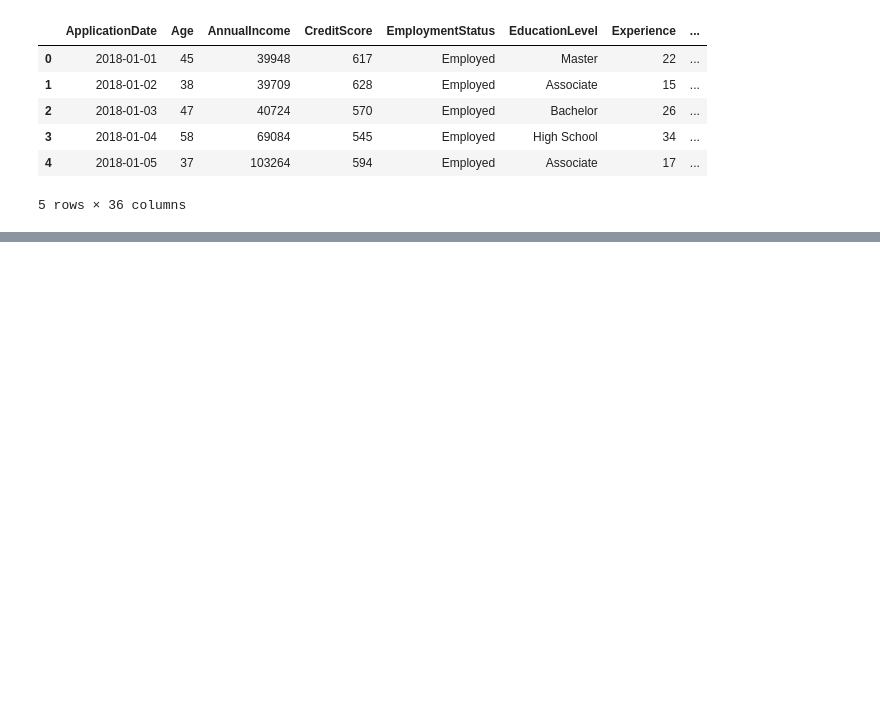
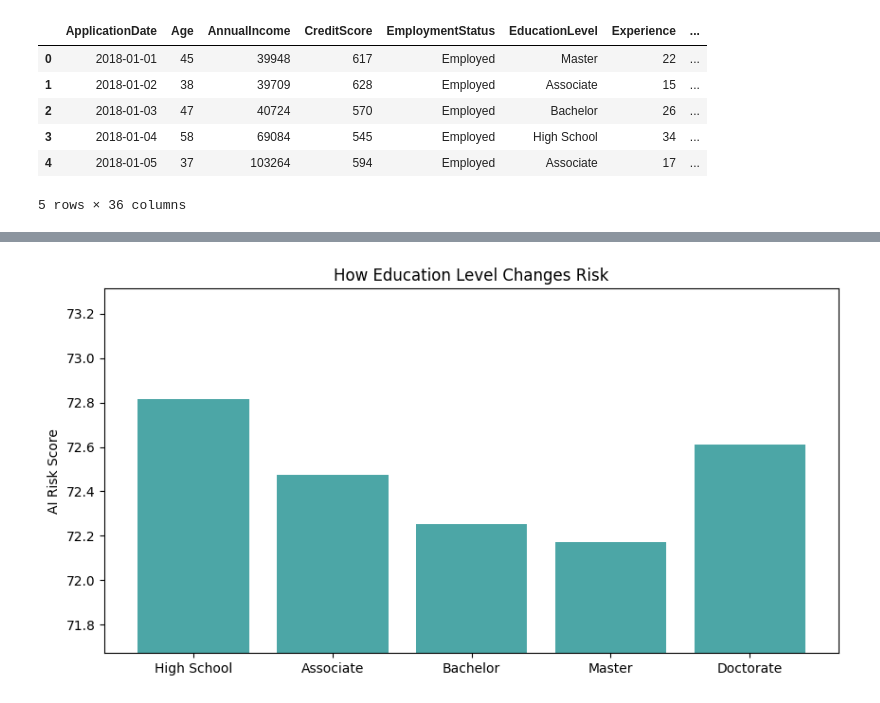
Before and after one commit to adaan22/hackthebias2026, a Jupyter notebook: hackathon.ipynb, the cells around one changed output, grey strips where cells are left out. Cells and saved outputs as stored; diff of their text form; code cells hidden in the pictures; blank space fills up the shorter version.

```diff
--- a/hackathon.ipynb
+++ b/hackathon.ipynb
@@ -177,0 +370,32 @@ Average Points Off (RMSE): 3.0681
+# %%
+def check_education_bias():
+    model.eval()
+    # 1. Start with our "Average Person"
+    person = X_train.mean().to_frame().T
+
+    levels = [0, 1, 2, 3, 4]
+    labels = ['High School', 'Associate', 'Bachelor', 'Master', 'Doctorate']
+    scores = []
+
+    for lvl in levels:
+        temp_person = person.copy()
+        temp_person['EducationLevel'] = lvl
+
+        # Scale and Predict
+        scaled = scaler.transform(temp_person)
+        with torch.no_grad():
+            score = model(torch.tensor(scaled, dtype=torch.float32)).item()
+            scores.append(score)
+
+    # 2. Plot the results
+    plt.figure(figsize=(10, 5))
+    plt.bar(labels, scores, color='teal', alpha=0.7)
+    plt.ylabel("AI Risk Score")
+    plt.title("How Education Level Changes Risk")
+    # Zoom the y-axis to see the small differences
+    plt.ylim(min(scores) - 0.5, max(scores) + 0.5)
+    plt.show()
+
+check_education_bias()
+# %% [output]
+[figure, added]
```
Also changed, not shown: parts of 25 cells of this notebook.
